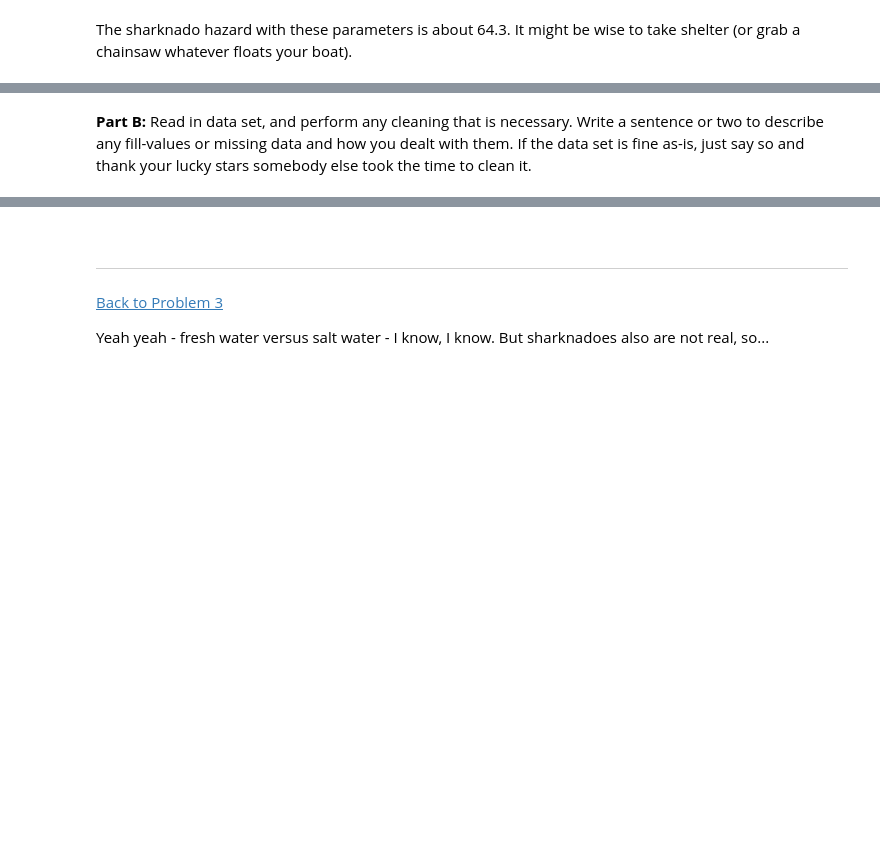
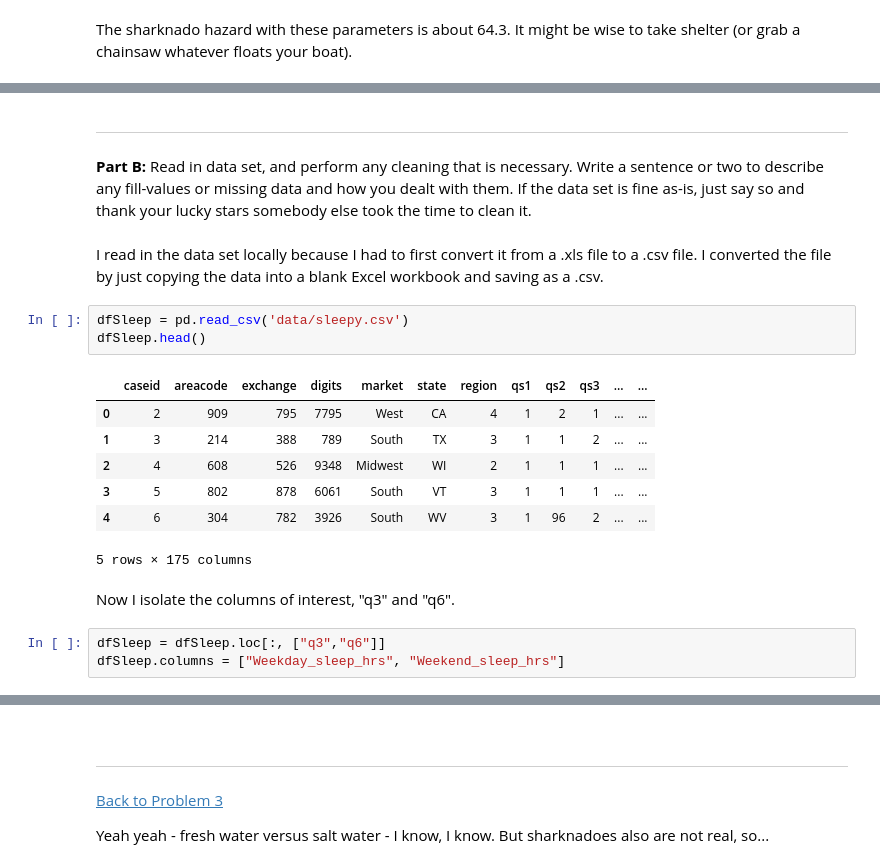
Before and after one commit to tannerbobak/csci3022, a Jupyter notebook: practicum_Bobak_Tanner.ipynb, the cells around one changed output, grey strips where cells are left out. Saved outputs shown, nothing was run; the diff lists cells and outputs as text; blank space fills up the shorter version.

```diff
--- a/practicum_Bobak_Tanner.ipynb
+++ b/practicum_Bobak_Tanner.ipynb
@@ -803,2 +841,22 @@ For this problem, you may use a data set of your choosing. It must **not** be a
 # %% [markdown]
+---
+
 **Part B:** Read in data set, and perform any cleaning that is necessary. Write a sentence or two to describe any fill-values or missing data and how you dealt with them. If the data set is fine as-is, just say so and thank your lucky stars somebody else took the time to clean it.
+# %% [markdown]
+I read in the data set locally because I had to first convert it from a .xls file to a .csv file. I converted the file by just copying the data into a blank Excel workbook and saving as a .csv.
+# %%
+dfSleep = pd.read_csv('data/sleepy.csv')
+dfSleep.head()
+# %% [output]
+|  | caseid | areacode | exchange | digits | market | state | region | qs1 | qs2 | qs3 | ... | ... |
+| 0 | 2 | 909 | 795 | 7795 | West | CA | 4 | 1 | 2 | 1 | ... | ... |
+| 1 | 3 | 214 | 388 | 789 | South | TX | 3 | 1 | 1 | 2 | ... | ... |
+| 2 | 4 | 608 | 526 | 9348 | Midwest | WI | 2 | 1 | 1 | 1 | ... | ... |
+| 3 | 5 | 802 | 878 | 6061 | South | VT | 3 | 1 | 1 | 1 | ... | ... |
+| 4 | 6 | 304 | 782 | 3926 | South | WV | 3 | 1 | 96 | 2 | ... | ... |
+5 rows × 175 columns
+# %% [markdown]
+Now I isolate the columns of interest, "q3" and "q6".
+# %%
+dfSleep = dfSleep.loc[:, ["q3","q6"]]
+dfSleep.columns = ["Weekday_sleep_hrs", "Weekend_sleep_hrs"]
```
Also changed, not shown: parts of 38 cells of this notebook.
